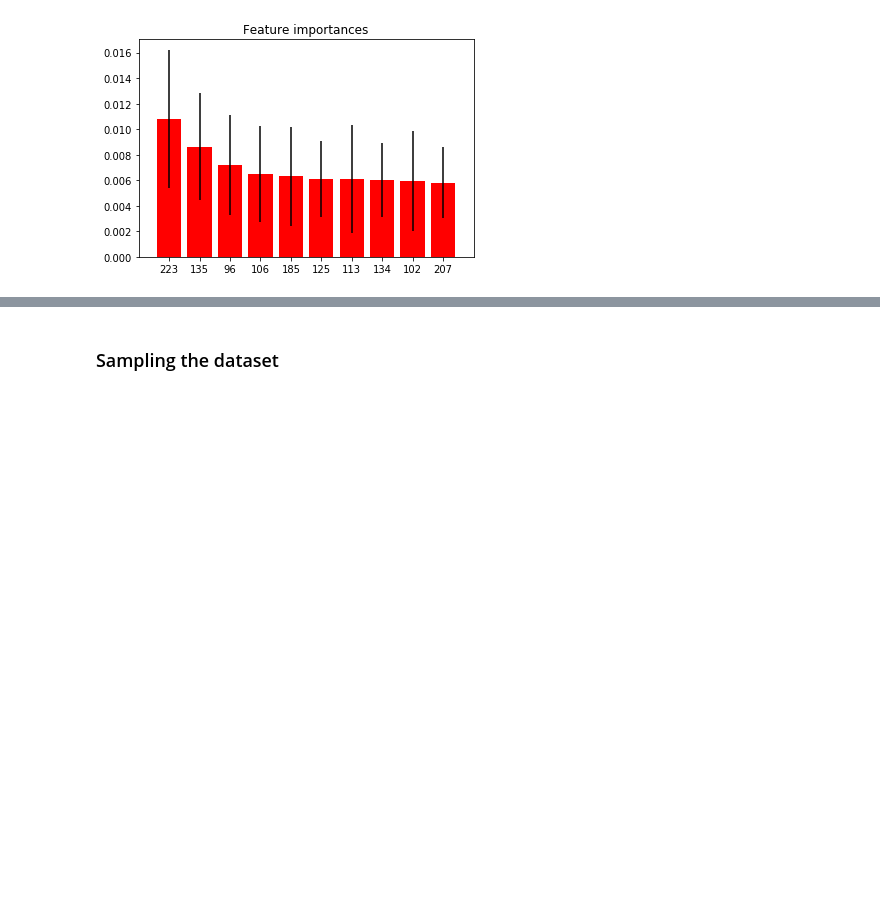
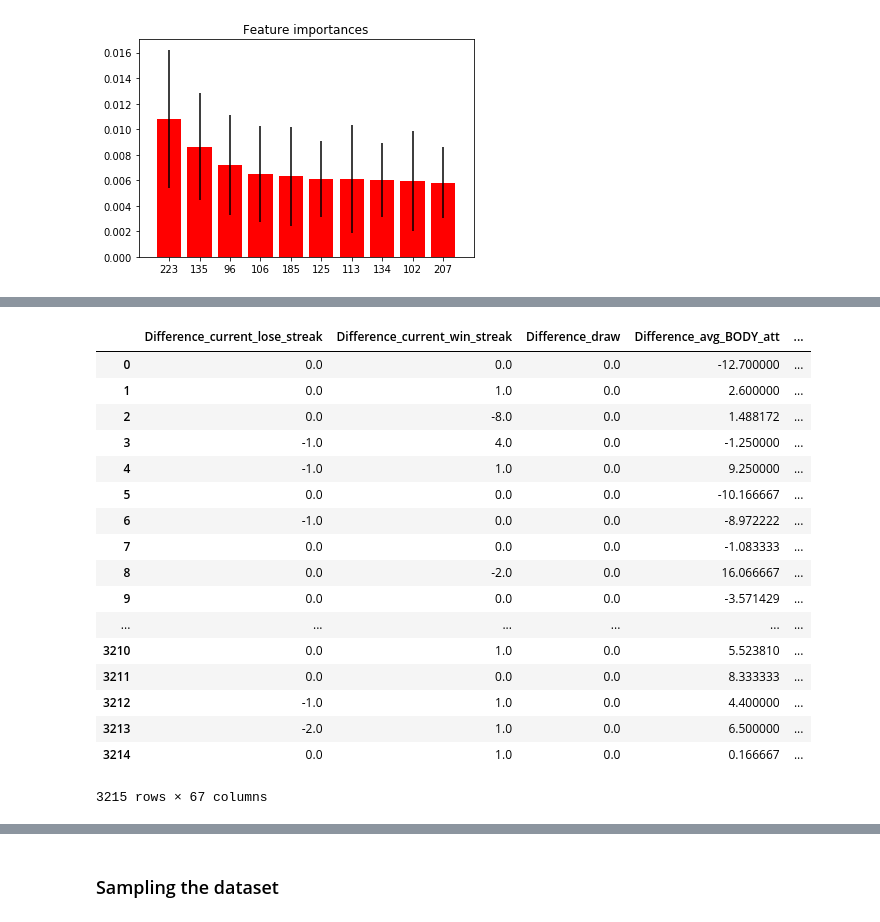
Before and after one commit to peteryph/Kaggle-Heart-Disease-UCI, a Jupyter notebook: UFC fight club.ipynb, the cells around one changed output, grey strips where cells are left out. Cells and saved outputs as stored; diff of their text form; code cells hidden in the pictures; blank space fills up the shorter version.

```diff
--- a/UFC fight club.ipynb
+++ b/UFC fight club.ipynb
@@ -284,0 +305,21 @@ XGBClassifier(base_score=0.5, booster='gbtree', colsample_bylevel=1,
+# %%
+df3
+# %% [output]
+|  | Difference_current_lose_streak | Difference_current_win_streak | Difference_draw | Difference_avg_BODY_att | ... |
+| 0 | 0.0 | 0.0 | 0.0 | -12.700000 | ... |
+| 1 | 0.0 | 1.0 | 0.0 | 2.600000 | ... |
+| 2 | 0.0 | -8.0 | 0.0 | 1.488172 | ... |
+| 3 | -1.0 | 4.0 | 0.0 | -1.250000 | ... |
+| 4 | -1.0 | 1.0 | 0.0 | 9.250000 | ... |
+| 5 | 0.0 | 0.0 | 0.0 | -10.166667 | ... |
+| 6 | -1.0 | 0.0 | 0.0 | -8.972222 | ... |
+| 7 | 0.0 | 0.0 | 0.0 | -1.083333 | ... |
+| 8 | 0.0 | -2.0 | 0.0 | 16.066667 | ... |
+| 9 | 0.0 | 0.0 | 0.0 | -3.571429 | ... |
+| ... | ... | ... | ... | ... | ... |
+| 3210 | 0.0 | 1.0 | 0.0 | 5.523810 | ... |
+| 3211 | 0.0 | 0.0 | 0.0 | 8.333333 | ... |
+| 3212 | -1.0 | 1.0 | 0.0 | 4.400000 | ... |
+| 3213 | -2.0 | 1.0 | 0.0 | 6.500000 | ... |
+| 3214 | 0.0 | 1.0 | 0.0 | 0.166667 | ... |
+3215 rows × 67 columns
```
Also changed, not shown: parts of 12 cells of this notebook.
